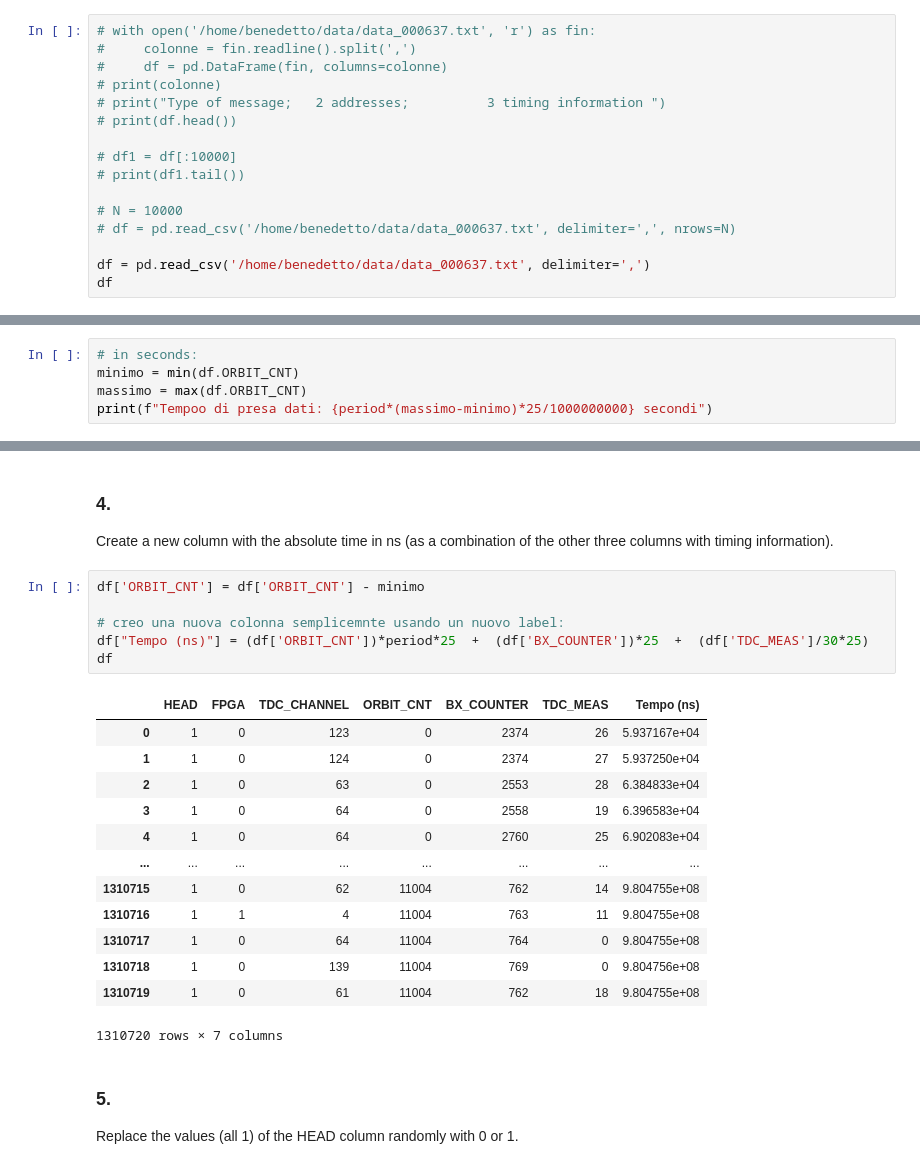
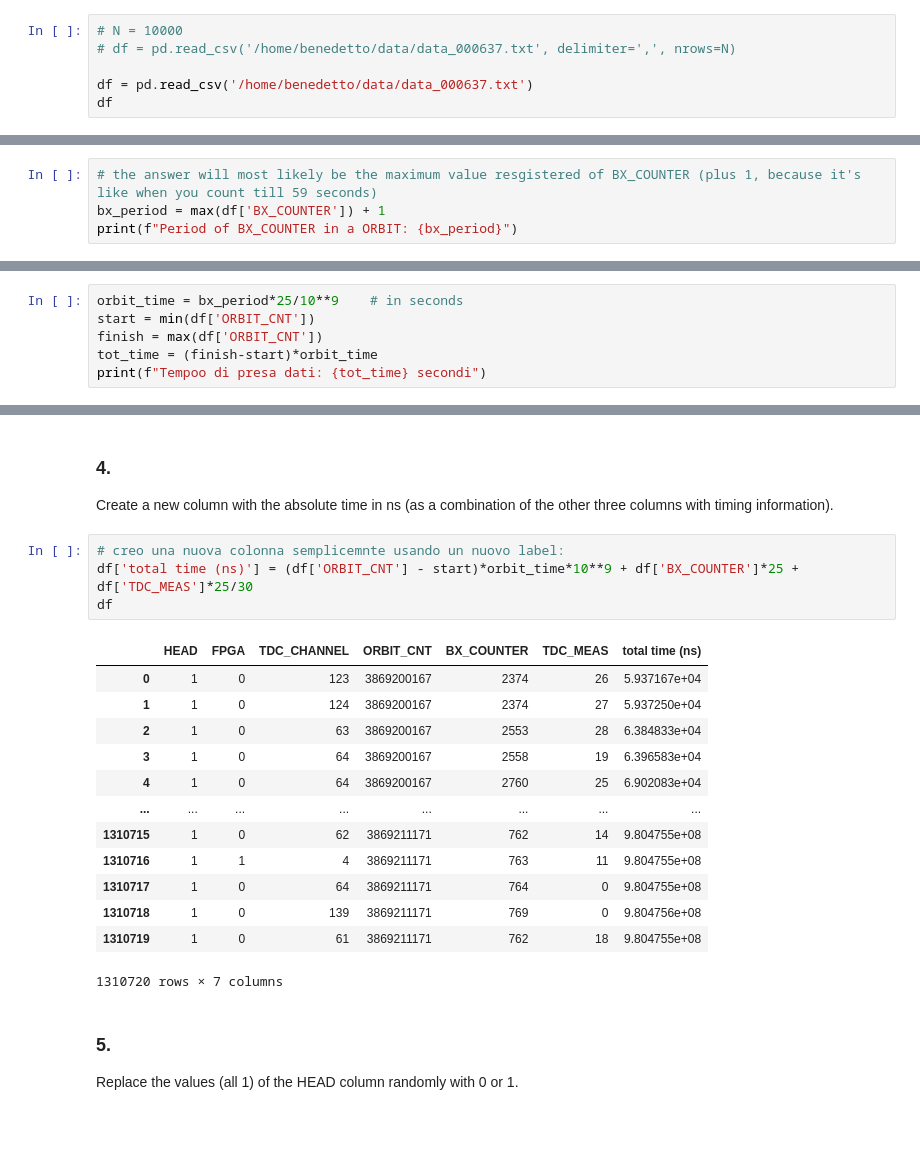
Before and after one commit to seccobenedetto/LCPA, a Jupyter notebook: 06ex_Pandas.ipynb, the cells around one changed output, grey strips where cells are left out. Drawn from its saved outputs; the diff is of its cells as text; blank space fills up the shorter version.

```diff
--- a/06ex_Pandas.ipynb
+++ b/06ex_Pandas.ipynb
@@ -34,20 +34,10 @@ from matplotlib import pyplot as plt
 ### 1\.
 Create a Pandas DataFrame reading N rows of the 'data_000637.txt' dataset. Choose N to be smaller than or equal to the maximum number of rows and larger than 10k.
 # %%
-# with open('/home/benedetto/data/data_000637.txt', 'r') as fin:
-#     colonne = fin.readline().split(',')
-#     df = pd.DataFrame(fin, columns=colonne)
-# print(colonne)
-# print("Type of message;   2 addresses;          3 timing information ")
-# print(df.head())
-
-# df1 = df[:10000]
-# print(df1.tail())
-
 # N = 10000
 # df = pd.read_csv('/home/benedetto/data/data_000637.txt', delimiter=',', nrows=N)
 
-df = pd.read_csv('/home/benedetto/data/data_000637.txt', delimiter=',')
+df = pd.read_csv('/home/benedetto/data/data_000637.txt')
 df
 # %% [output]
 |  | HEAD | FPGA | TDC_CHANNEL | ORBIT_CNT | BX_COUNTER | TDC_MEAS |
@@ -74,0 +59,4 @@ Period of ORBIT: 3564
+# %%
+# the answer will most likely be the maximum value resgistered of BX_COUNTER (plus 1, because it's like when you count till 59 seconds)
+bx_period = max(df['BX_COUNTER']) + 1
+print(f"Period of BX_COUNTER in a ORBIT: {bx_period}")
@@ -76,34 +66,33 @@ Period of ORBIT: 3564
 ### 3\.
 Find out how much the data taking lasted. You can either make an estimate based on the fraction of the measurements (rows) you read, or perform this check precisely by reading out the whole dataset.
 # %%
-# in seconds:
-minimo = min(df.ORBIT_CNT)
-massimo = max(df.ORBIT_CNT)
-print(f"Tempoo di presa dati: {period*(massimo-minimo)*25/1000000000} secondi")
+orbit_time = bx_period*25/10**9    # in seconds
+start = min(df['ORBIT_CNT'])
+finish = max(df['ORBIT_CNT'])
+tot_time = (finish-start)*orbit_time
+print(f"Tempoo di presa dati: {tot_time} secondi")
 # %% [output]
 Tempoo di presa dati: 0.9804564 secondi
 # %% [markdown]
 ### 4\.
 Create a new column with the absolute time in ns (as a combination of the other three columns with timing information).
 # %%
-df['ORBIT_CNT'] = df['ORBIT_CNT'] - minimo
-
 # creo una nuova colonna semplicemnte usando un nuovo label:
-df["Tempo (ns)"] = (df['ORBIT_CNT'])*period*25  +  (df['BX_COUNTER'])*25  +  (df['TDC_MEAS']/30*25)
+df['total time (ns)'] = (df['ORBIT_CNT'] - start)*orbit_time*10**9 + df['BX_COUNTER']*25 + df['TDC_MEAS']*25/30
 df
 # %% [output]
-|  | HEAD | FPGA | TDC_CHANNEL | ORBIT_CNT | BX_COUNTER | TDC_MEAS | Tempo (ns) |
-| 0 | 1 | 0 | 123 | 0 | 2374 | 26 | 5.937167e+04 |
-| 1 | 1 | 0 | 124 | 0 | 2374 | 27 | 5.937250e+04 |
-| 2 | 1 | 0 | 63 | 0 | 2553 | 28 | 6.384833e+04 |
-| 3 | 1 | 0 | 64 | 0 | 2558 | 19 | 6.396583e+04 |
-| 4 | 1 | 0 | 64 | 0 | 2760 | 25 | 6.902083e+04 |
+|  | HEAD | FPGA | TDC_CHANNEL | ORBIT_CNT | BX_COUNTER | TDC_MEAS | total time (ns) |
+| 0 | 1 | 0 | 123 | 3869200167 | 2374 | 26 | 5.937167e+04 |
+| 1 | 1 | 0 | 124 | 3869200167 | 2374 | 27 | 5.937250e+04 |
+| 2 | 1 | 0 | 63 | 3869200167 | 2553 | 28 | 6.384833e+04 |
+| 3 | 1 | 0 | 64 | 3869200167 | 2558 | 19 | 6.396583e+04 |
+| 4 | 1 | 0 | 64 | 3869200167 | 2760 | 25 | 6.902083e+04 |
 | ... | ... | ... | ... | ... | ... | ... | ... |
-| 1310715 | 1 | 0 | 62 | 11004 | 762 | 14 | 9.804755e+08 |
-| 1310716 | 1 | 1 | 4 | 11004 | 763 | 11 | 9.804755e+08 |
-| 1310717 | 1 | 0 | 64 | 11004 | 764 | 0 | 9.804755e+08 |
-| 1310718 | 1 | 0 | 139 | 11004 | 769 | 0 | 9.804756e+08 |
-| 1310719 | 1 | 0 | 61 | 11004 | 762 | 18 | 9.804755e+08 |
+| 1310715 | 1 | 0 | 62 | 3869211171 | 762 | 14 | 9.804755e+08 |
+| 1310716 | 1 | 1 | 4 | 3869211171 | 763 | 11 | 9.804755e+08 |
+| 1310717 | 1 | 0 | 64 | 3869211171 | 764 | 0 | 9.804755e+08 |
+| 1310718 | 1 | 0 | 139 | 3869211171 | 769 | 0 | 9.804756e+08 |
+| 1310719 | 1 | 0 | 61 | 3869211171 | 762 | 18 | 9.804755e+08 |
 1310720 rows × 7 columns
 # %% [markdown]
 ### 5\.
```
Also changed, not shown: parts of 12 cells of this notebook, 11 other files.
